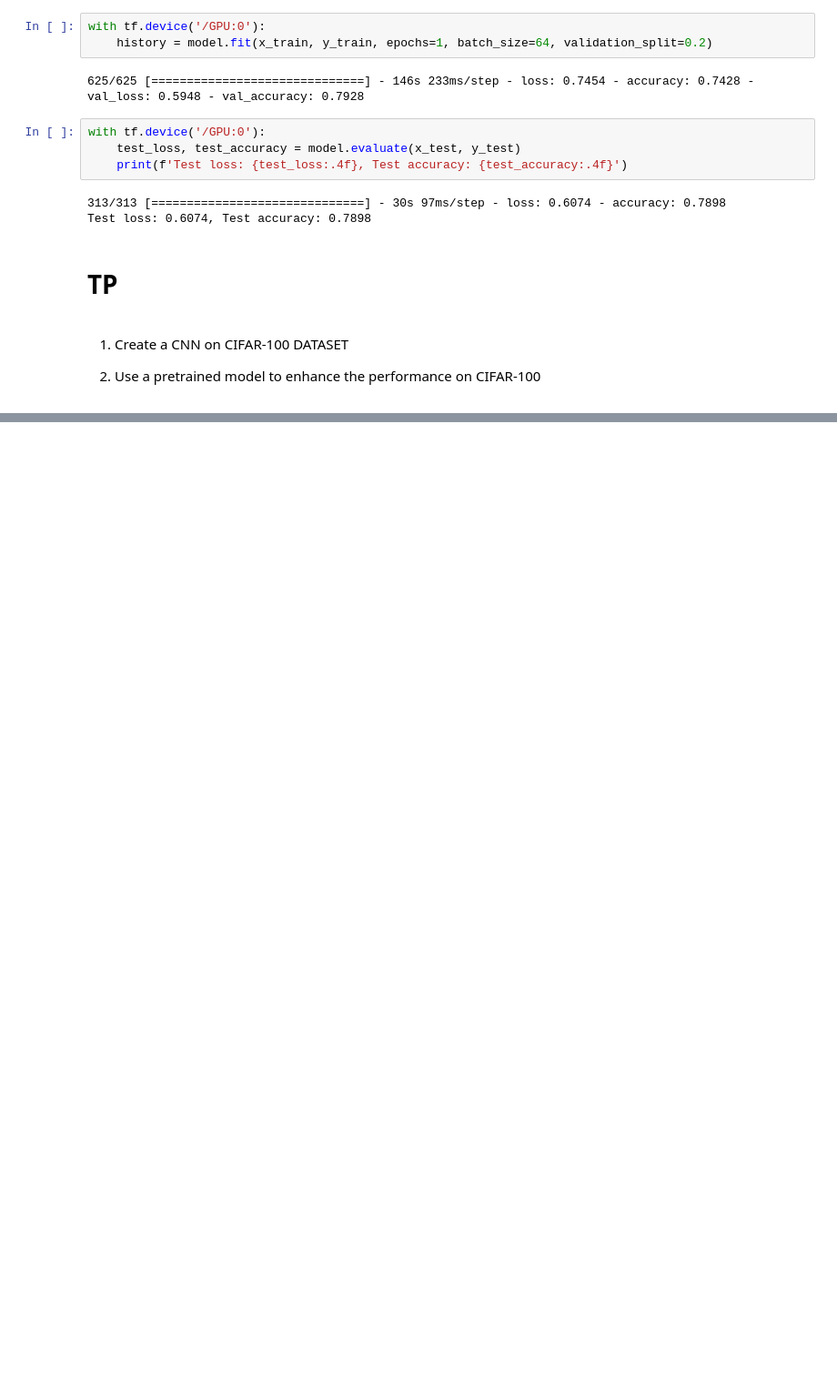
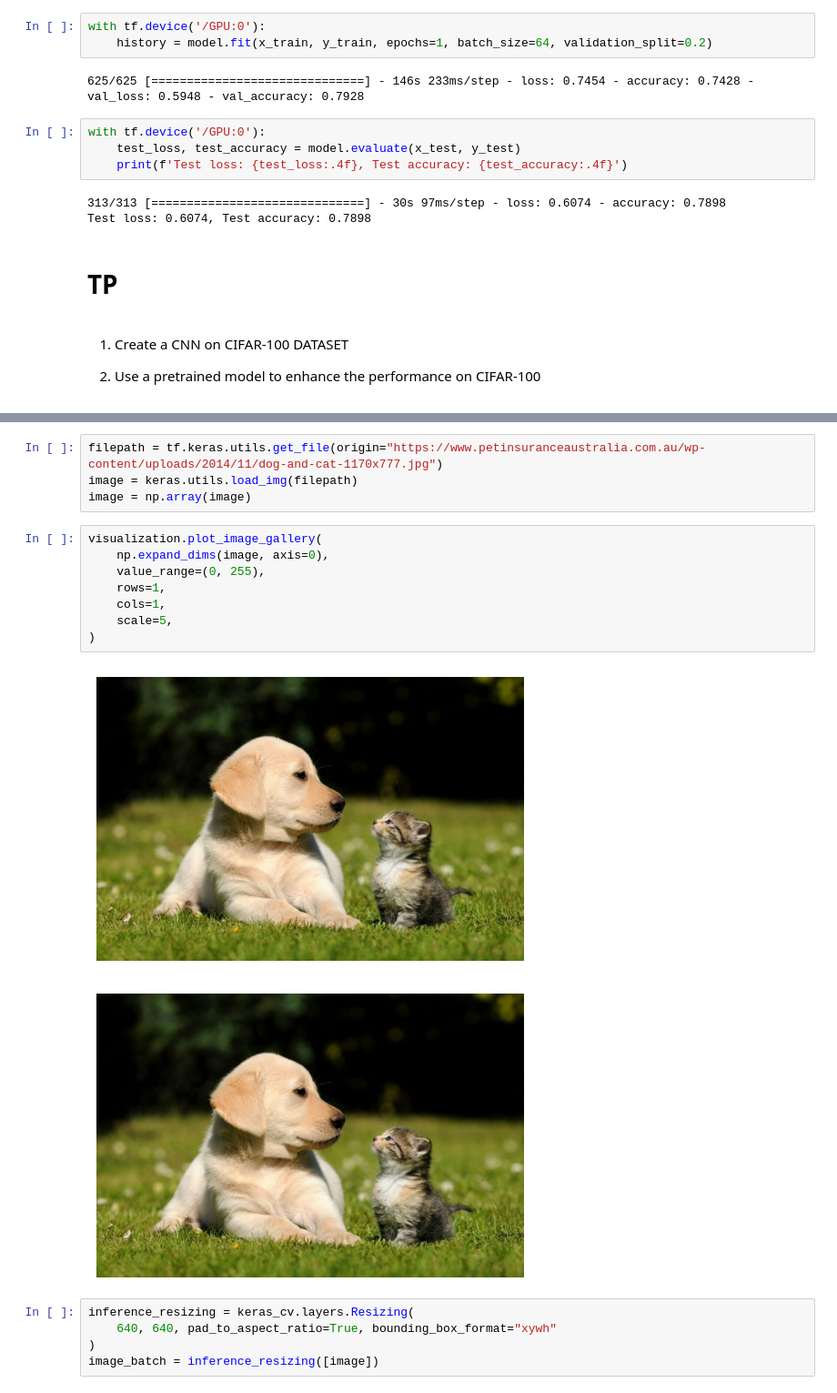
Before and after one commit to b-faye/but-courses, a Jupyter notebook: cours7: CNN/Cours_7_CNN.ipynb, the cells around one changed output, grey strips where cells are left out. Shown at 91% size. Saved outputs shown, nothing was run; the diff lists cells and outputs as text; blank space fills up the shorter version.

```diff
--- a/cours7: CNN/Cours_7_CNN.ipynb
+++ b/cours7: CNN/Cours_7_CNN.ipynb
@@ -357,0 +512,20 @@ Test loss: 0.6074, Test accuracy: 0.7898
+# %%
+filepath = tf.keras.utils.get_file(origin="https://www.petinsuranceaustralia.com.au/wp-content/uploads/2014/11/dog-and-cat-1170x777.jpg")
+image = keras.utils.load_img(filepath)
+image = np.array(image)
+# %%
+visualization.plot_image_gallery(
+    np.expand_dims(image, axis=0),
+    value_range=(0, 255),
+    rows=1,
+    cols=1,
+    scale=5,
+)
+# %% [output]
+[figure, added]
+[figure, added]
+# %%
+inference_resizing = keras_cv.layers.Resizing(
+    640, 640, pad_to_aspect_ratio=True, bounding_box_format="xywh"
+)
+image_batch = inference_resizing([image])
```
Also changed, not shown: parts of 23 cells of this notebook, 1 other file.
